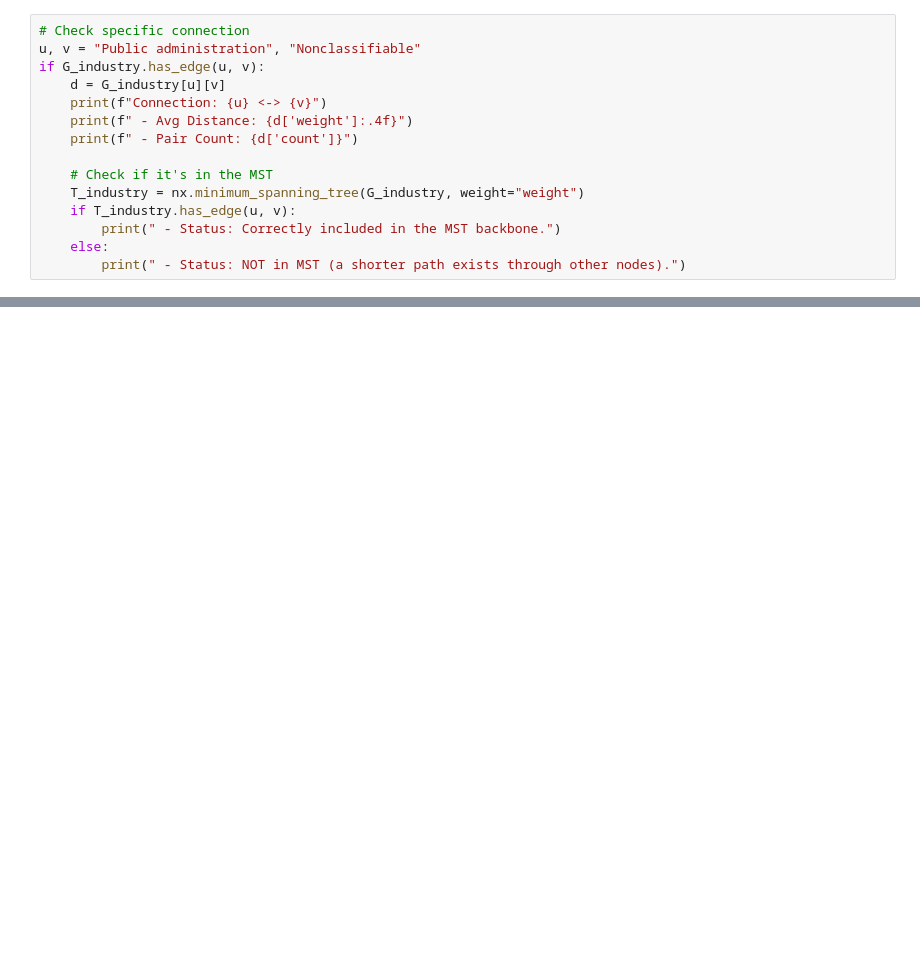
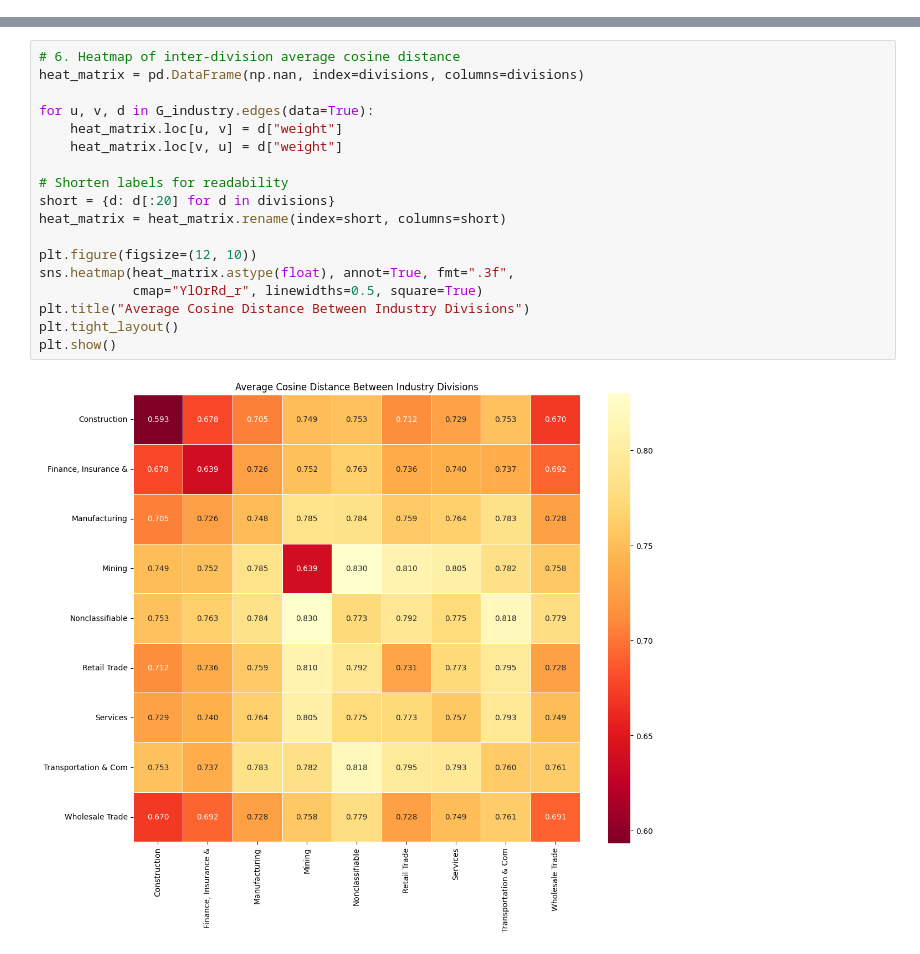
Before and after one commit to kunasing/networks-project, a Jupyter notebook: analyze_industry.ipynb, the cells around one changed output, grey strips where cells are left out. Drawn from its saved outputs; the diff is of its cells as text; blank space fills up the shorter version.

Commit message:
ensure only utilizing stocks that are tracked, more graphs

```diff
--- a/analyze_industry.ipynb
+++ b/analyze_industry.ipynb
@@ -212,15 +42,0 @@ display_industry_closeness_matrix(G_industry)
-# %%
-# Check specific connection
-u, v = "Public administration", "Nonclassifiable"
-if G_industry.has_edge(u, v):
-    d = G_industry[u][v]
-    print(f"Connection: {u} <-> {v}")
-    print(f" - Avg Distance: {d['weight']:.4f}")
-    print(f" - Pair Count: {d['count']}")
-
-    # Check if it's in the MST
-    T_industry = nx.minimum_spanning_tree(G_industry, weight="weight")
-    if T_industry.has_edge(u, v):
-        print(" - Status: Correctly included in the MST backbone.")
-    else:
-        print(" - Status: NOT in MST (a shorter path exists through other nodes).")
@@ -231,0 +143,20 @@ Connection: Public administration <-> Nonclassifiable
+# %%
+# 6. Heatmap of inter-division average cosine distance
+heat_matrix = pd.DataFrame(np.nan, index=divisions, columns=divisions)
+
+for u, v, d in G_industry.edges(data=True):
+    heat_matrix.loc[u, v] = d["weight"]
+    heat_matrix.loc[v, u] = d["weight"]
+
+# Shorten labels for readability
+short = {d: d[:20] for d in divisions}
+heat_matrix = heat_matrix.rename(index=short, columns=short)
+
+plt.figure(figsize=(12, 10))
+sns.heatmap(heat_matrix.astype(float), annot=True, fmt=".3f",
+            cmap="YlOrRd_r", linewidths=0.5, square=True)
+plt.title("Average Cosine Distance Between Industry Divisions")
+plt.tight_layout()
+plt.show()
+# %% [output]
+[figure, added]
```
Also changed, not shown: parts of 12 cells of this notebook.
